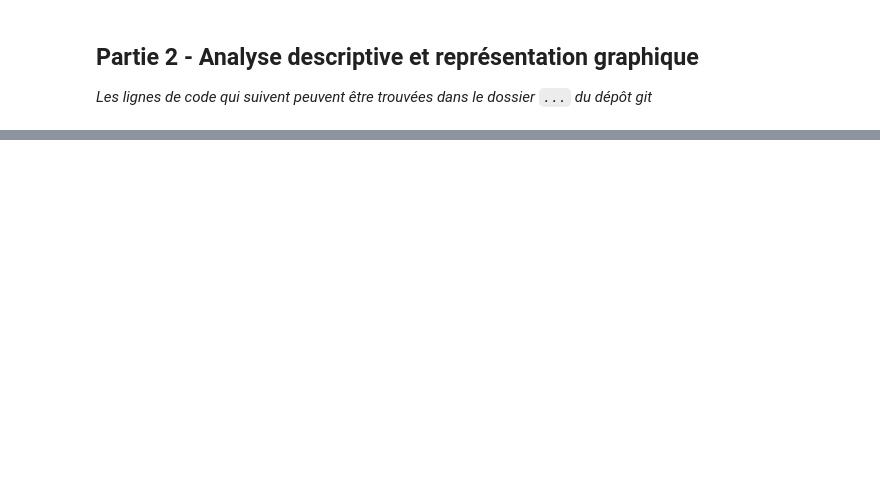
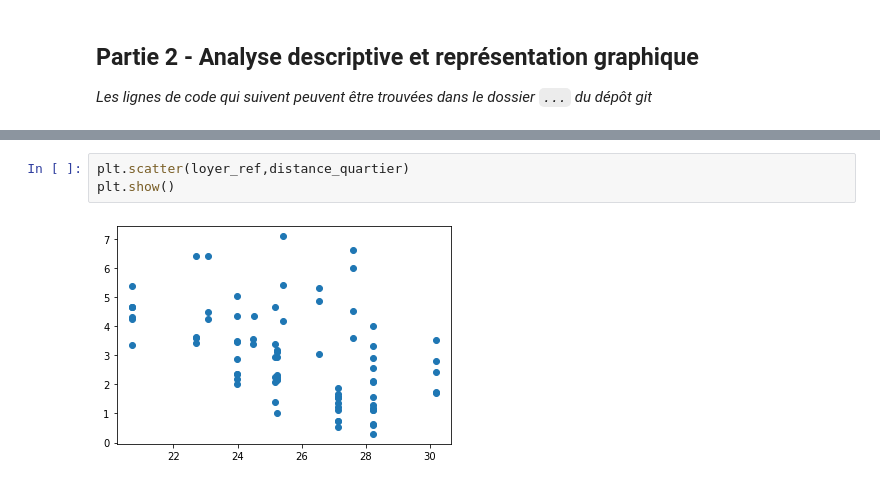
Before and after one commit to eric-vong/Projet-Python, a Jupyter notebook: Rapport.ipynb, the cells around one changed output, grey strips where cells are left out. Drawn from its saved outputs; the diff is of its cells as text; blank space fills up the shorter version.

```diff
--- a/Rapport.ipynb
+++ b/Rapport.ipynb
@@ -308,0 +389,5 @@ plt.show()
+# %%
+plt.scatter(loyer_ref,distance_quartier)
+plt.show()
+# %% [output]
+[figure, added]
```
Also changed, not shown: parts of 14 cells of this notebook.
